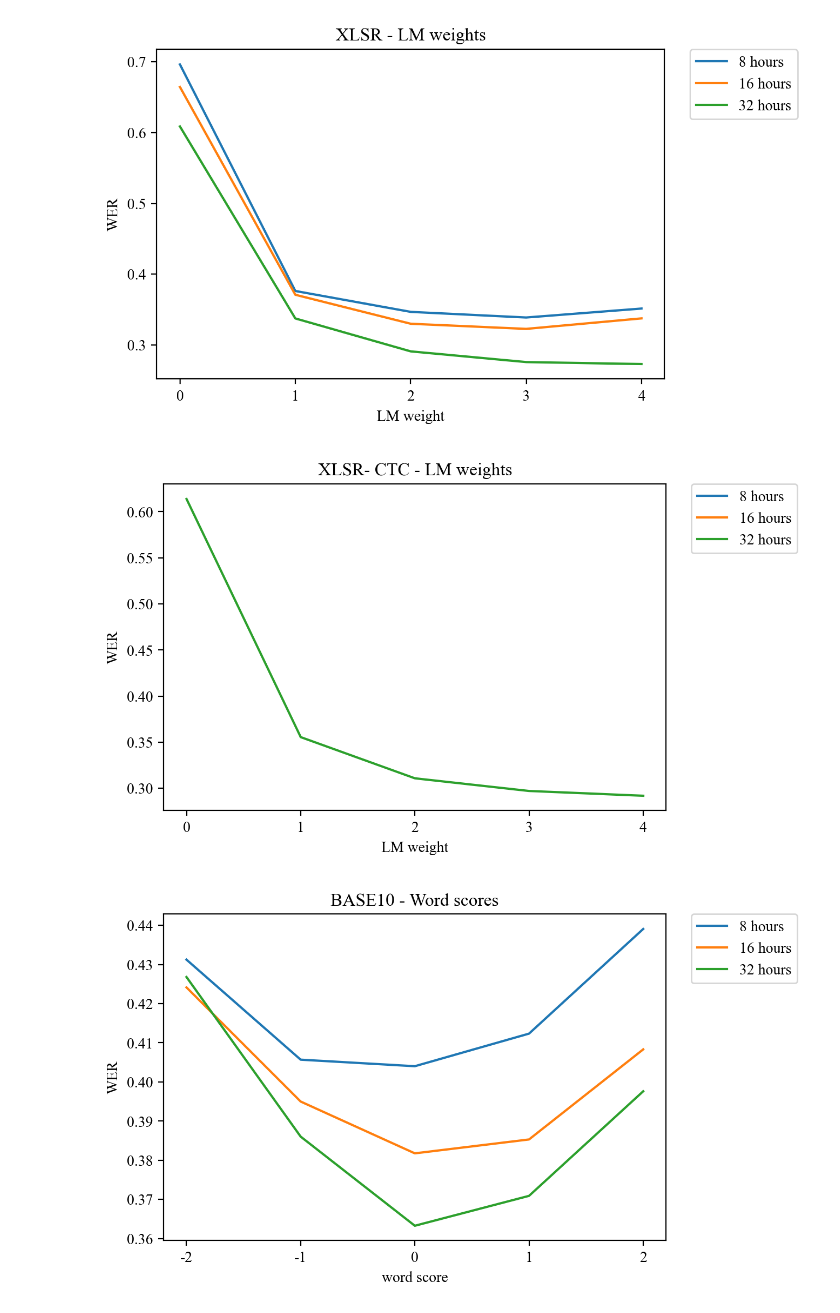
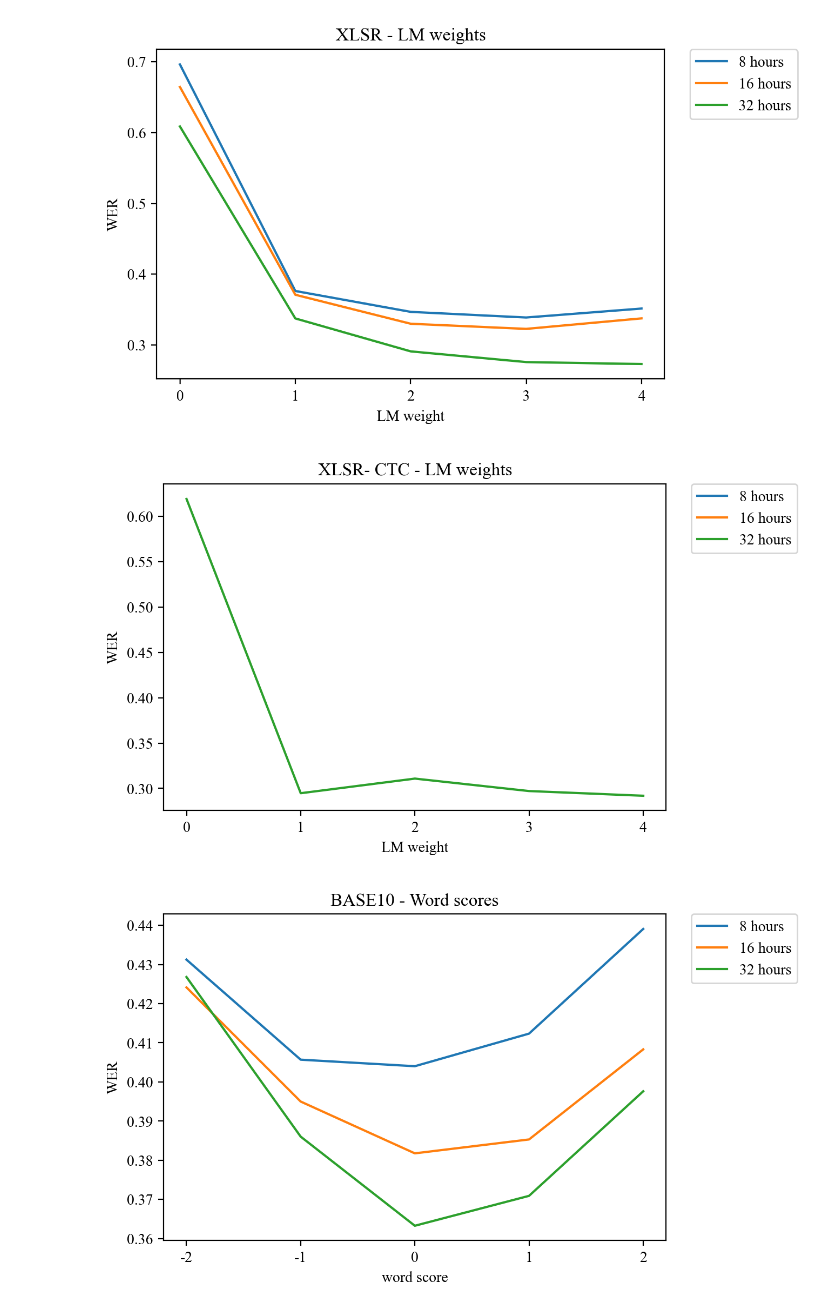
Before and after one commit to Thomaskolb/bsc-thesis, a Jupyter notebook: scripts/results/thesis-results.ipynb, the cells around one changed output. Saved outputs shown, nothing was run; the diff lists cells and outputs as text; code cells hidden in the pictures.

```diff
--- a/scripts/results/thesis-results.ipynb
+++ b/scripts/results/thesis-results.ipynb
@@ -155,30 +155,30 @@ plt.show()
 # %%
 # Fine-tuning xlsr ctc - different LM weights - WER
 
 # testset: 'c2tempdata/test'
 # data = {
 #         '8 hours': [],
 #         '16 hours': [],
 #         '32 hours': [0.6137788363378355, 0.35552275419989116, 0.3108484552809028, 0.29711198882751694, 0.2919321394938766]
 #        }
 # testset: 'ctc2tempdata/test'
 data = {
         '8 hours': [],
         '16 hours': [],
-        '32 hours': [0.6155006247634497, 0.35552275419989116]
+        '32 hours': [0.6191897482626627, 0.2947429555831591, 0.3108484552809028, 0.29711198882751694, 0.2919321394938766]
        }
 
 fig, ax = plt.subplots()
 for key in data:
     ax.plot(data[key], label=key)
 plt.title('XLSR- CTC - LM weights')
 plt.xlabel('LM weight')
 plt.ylabel('WER')
 plt.xticks(list(range(5)), [0, 1, 2, 3, 4])
 ax.legend(bbox_to_anchor=(1.05, 1), loc='upper left', borderaxespad=0.)
 plt.show()
 # %% [output]
-[figure, old version]
+[figure, new version]
 # %%
 # Fine-tuning base10 - different word scores - WER
 
```
Also changed, not shown: 1 other file.
